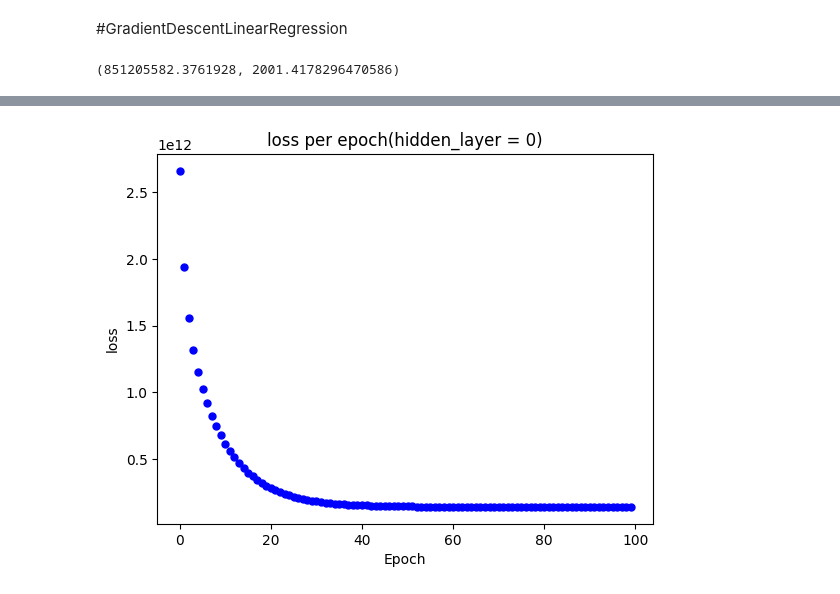
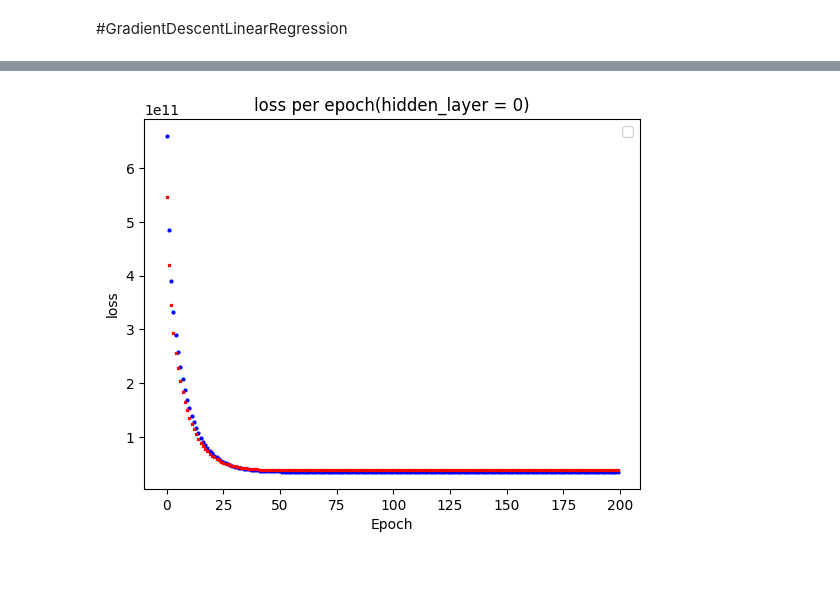
Before and after one commit to AAhmadS/convex_opt, a Jupyter notebook: convexOpt.ipynb, the cells around one changed output, grey strips where cells are left out. Cells and saved outputs as stored; diff of their text form; code cells hidden in the pictures.

```diff
--- a/convexOpt.ipynb
+++ b/convexOpt.ipynb
@@ -186,21 +191,26 @@ class GradientDescentLinearRegression:
     def __init__(self, learning_rate=0.001, epoch=1000,batch_size =64):
         self.learning_rate, self.epoch, self.batch= learning_rate, epoch, batch_size
 
-    def fit(self, X, y):
+    def fit(self, X, y,X_test,Y_test):
+        x_test, y_test = X_test.to_numpy(), np.array(Y_test).reshape((-1,1))
         self.b = 1
         self.w = np.random.randn(X.shape[1],1)
         n = X.shape[0]
         losses = []
+        test_losses = []
         for e in range(self.epoch):
           batch_ind = self.batched(n)
           total_loss = 0
           for b in batch_ind:
             X_t,y_t = X.iloc[b].to_numpy(), np.array(pd.DataFrame(y).iloc[b]).reshape((-1,1))
             self.w, self.b,loss = SGD(X_t, y_t, self.w, self.b, self.learning_rate)
-            total_loss+=loss
-          losses.append(total_loss)
+            total_loss+=loss * len(y_t)
+          losses.append(total_loss / len(y))
 
-        return losses
+          _,_,test_loss = SGD(x_test, y_test, self.w, self.b, self.learning_rate)
+          test_losses.append(test_loss)
+
+        return losses, test_losses
 
     def predict(self, X):
         X.to_numpy()
@@ -218,5 +228,7 @@ class GradientDescentLinearRegression:
 # %%
 X = train_data[["size","bedrooms","bathrooms","age","Tehran","Esfehan","Yazd","Shiraz","Tabriz"]]
 y = train_data['price']
-GDLR = GradientDescentLinearRegression(0.01,100,4)
-losses = GDLR.fit(X,y)
+X_test = test_data[["size","bedrooms","bathrooms","age","Tehran","Esfehan","Yazd","Shiraz","Tabriz"]]
+y_test = test_data['price']
+GDLR = GradientDescentLinearRegression(0.01,200,4)
+losses, t_losses = GDLR.fit(X,y,X_test,y_test)
@@ -228,17 +235,14 @@ mse(y_test,test_pred)
-# %%
-X = train_data[["size","bedrooms","bathrooms","age","Tehran","Esfehan","Yazd","Shiraz","Tabriz"]]
-y = train_data['price']
-train_pred = GDLR.predict(X)
-mse(y,train_pred)
-# %% [output]
-(851205582.3761928, 2001.4178296470586)
 # %%
 train_label = "train_loss"
+test_label = "test_loss"
 X = np.arange(len(losses))
 y1 = losses
-plt.plot(X,y1,'bo',linewidth =1 , markersize = 5)
+y2 = t_losses
+plt.plot(X,y1,'bo',linewidth =1 , markersize = 2)
+plt.plot(X,y2,'rx',linewidth =1 , markersize = 2)
 plt.title("loss per epoch(hidden_layer = 0)")
 plt.xlabel("Epoch")
 plt.ylabel("loss")
+plt.legend()
 plt.show()
 # %% [output]
@@ -245 +250 @@ plt.show()
-[figure, old version]
+[figure, new version]
```
Also changed, not shown: parts of 5 cells of this notebook.
